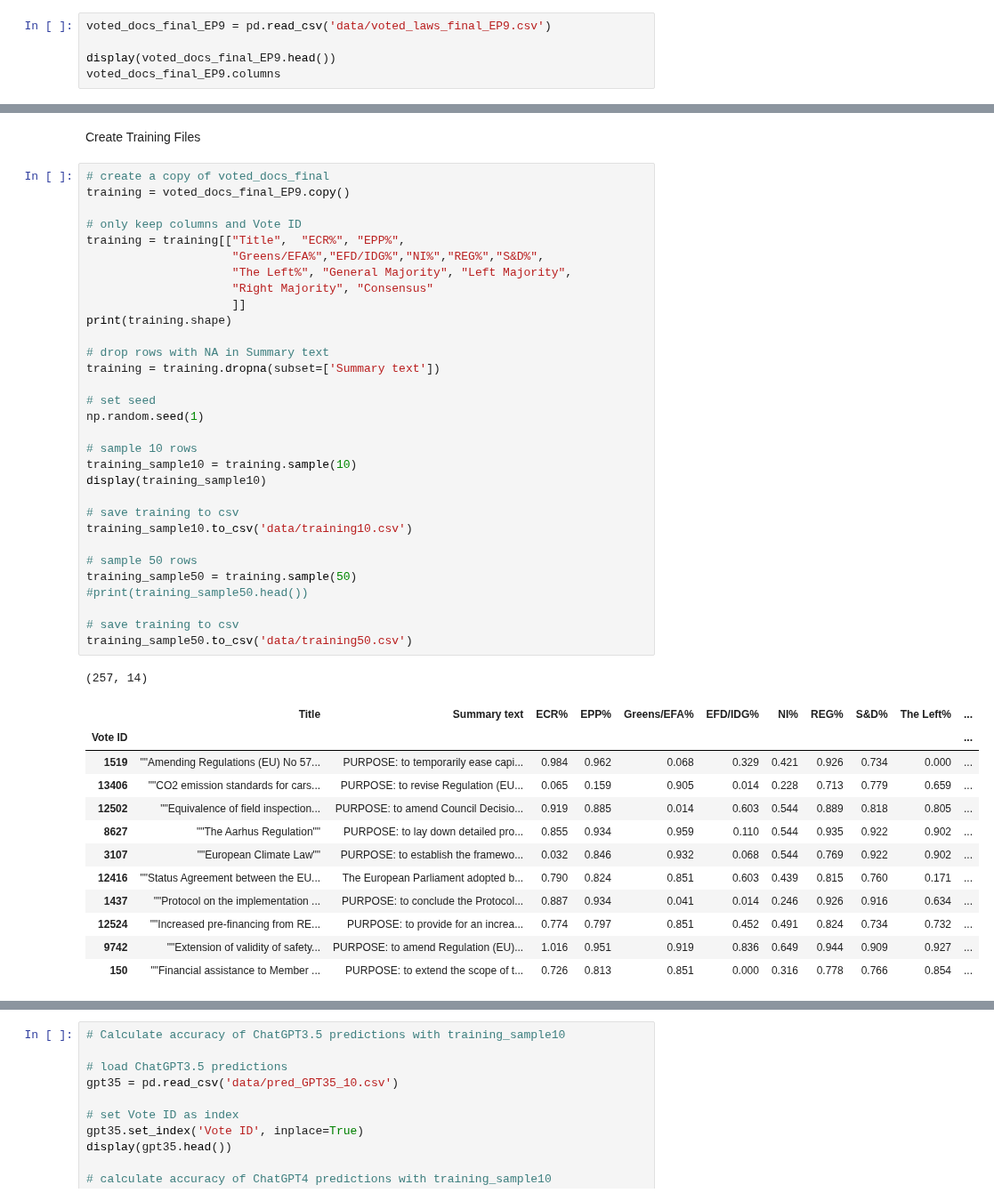
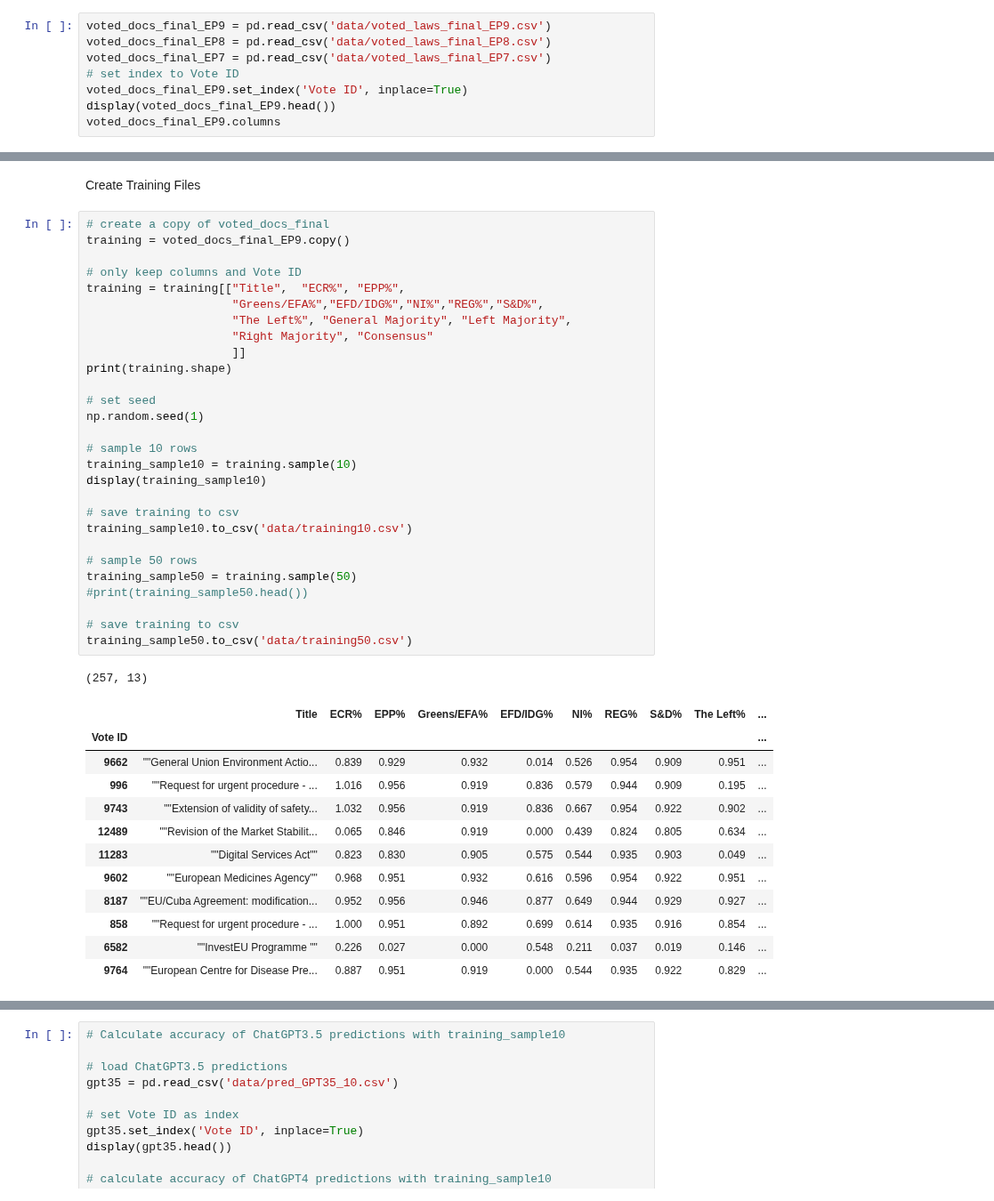
Before and after one commit to izu457/Thesis_Finetuning_GPT3.5_Political_Stance, a Jupyter notebook: Fine-Tuned Classifier.ipynb, the cells around one changed output, grey strips where cells are left out. Shown at 89% size. Cells and saved outputs as stored; diff of their text form.

```diff
--- a/Fine-Tuned Classifier.ipynb
+++ b/Fine-Tuned Classifier.ipynb
@@ -8,7 +9,10 @@ import matplotlib.pyplot as plt
 import random
 # %%
 voted_docs_final_EP9 = pd.read_csv('data/voted_laws_final_EP9.csv')
-
+voted_docs_final_EP8 = pd.read_csv('data/voted_laws_final_EP8.csv')
+voted_docs_final_EP7 = pd.read_csv('data/voted_laws_final_EP7.csv')
+# set index to Vote ID
+voted_docs_final_EP9.set_index('Vote ID', inplace=True)
 display(voted_docs_final_EP9.head())
 voted_docs_final_EP9.columns
 # %% [output]
@@ -128,48 +211,45 @@ Create Training Files
 # %%
 # create a copy of voted_docs_final
 training = voted_docs_final_EP9.copy()
 
 # only keep columns and Vote ID
 training = training[["Title",  "ECR%", "EPP%",
                      "Greens/EFA%","EFD/IDG%","NI%","REG%","S&D%",
                      "The Left%", "General Majority", "Left Majority",
                      "Right Majority", "Consensus"
                      ]]
 print(training.shape)
-
-# drop rows with NA in Summary text
-training = training.dropna(subset=['Summary text'])
 
 # set seed
 np.random.seed(1)
 
 # sample 10 rows
 training_sample10 = training.sample(10)
 display(training_sample10)
 
 # save training to csv
 training_sample10.to_csv('data/training10.csv')
 
 # sample 50 rows
 training_sample50 = training.sample(50)
 #print(training_sample50.head())
 
 # save training to csv
 training_sample50.to_csv('data/training50.csv')
 # %% [output]
-(257, 14)
+(257, 13)
-|  | Title | Summary text | ECR% | EPP% | Greens/EFA% | EFD/IDG% | NI% | REG% | S&D% | The Left% | ... |
-| Vote ID |  |  |  |  |  |  |  |  |  |  | ... |
-| 1519 | ""Amending Regulations (EU) No 57... | PURPOSE: to temporarily ease capi... | 0.984 | 0.962 | 0.068 | 0.329 | 0.421 | 0.926 | 0.734 | 0.000 | ... |
-| 13406 | ""CO2 emission standards for cars... | PURPOSE: to revise Regulation (EU... | 0.065 | 0.159 | 0.905 | 0.014 | 0.228 | 0.713 | 0.779 | 0.659 | ... |
-| 12502 | ""Equivalence of field inspection... | PURPOSE: to amend Council Decisio... | 0.919 | 0.885 | 0.014 | 0.603 | 0.544 | 0.889 | 0.818 | 0.805 | ... |
-| 8627 | ""The Aarhus Regulation"" | PURPOSE: to lay down detailed pro... | 0.855 | 0.934 | 0.959 | 0.110 | 0.544 | 0.935 | 0.922 | 0.902 | ... |
-| 3107 | ""European Climate Law"" | PURPOSE: to establish the framewo... | 0.032 | 0.846 | 0.932 | 0.068 | 0.544 | 0.769 | 0.922 | 0.902 | ... |
-| 12416 | ""Status Agreement between the EU... | The European Parliament adopted b... | 0.790 | 0.824 | 0.851 | 0.603 | 0.439 | 0.815 | 0.760 | 0.171 | ... |
-| 1437 | ""Protocol on the implementation ... | PURPOSE: to conclude the Protocol... | 0.887 | 0.934 | 0.041 | 0.014 | 0.246 | 0.926 | 0.916 | 0.634 | ... |
-| 12524 | ""Increased pre-financing from RE... | PURPOSE: to provide for an increa... | 0.774 | 0.797 | 0.851 | 0.452 | 0.491 | 0.824 | 0.734 | 0.732 | ... |
-| 9742 | ""Extension of validity of safety... | PURPOSE: to amend Regulation (EU)... | 1.016 | 0.951 | 0.919 | 0.836 | 0.649 | 0.944 | 0.909 | 0.927 | ... |
-| 150 | ""Financial assistance to Member ... | PURPOSE: to extend the scope of t... | 0.726 | 0.813 | 0.851 | 0.000 | 0.316 | 0.778 | 0.766 | 0.854 | ... |
+|  | Title | ECR% | EPP% | Greens/EFA% | EFD/IDG% | NI% | REG% | S&D% | The Left% | ... |
+| Vote ID |  |  |  |  |  |  |  |  |  | ... |
+| 9662 | ""General Union Environment Actio... | 0.839 | 0.929 | 0.932 | 0.014 | 0.526 | 0.954 | 0.909 | 0.951 | ... |
+| 996 | ""Request for urgent procedure - ... | 1.016 | 0.956 | 0.919 | 0.836 | 0.579 | 0.944 | 0.909 | 0.195 | ... |
+| 9743 | ""Extension of validity of safety... | 1.032 | 0.956 | 0.919 | 0.836 | 0.667 | 0.954 | 0.922 | 0.902 | ... |
+| 12489 | ""Revision of the Market Stabilit... | 0.065 | 0.846 | 0.919 | 0.000 | 0.439 | 0.824 | 0.805 | 0.634 | ... |
+| 11283 | ""Digital Services Act"" | 0.823 | 0.830 | 0.905 | 0.575 | 0.544 | 0.935 | 0.903 | 0.049 | ... |
+| 9602 | ""European Medicines Agency"" | 0.968 | 0.951 | 0.932 | 0.616 | 0.596 | 0.954 | 0.922 | 0.951 | ... |
+| 8187 | ""EU/Cuba Agreement: modification... | 0.952 | 0.956 | 0.946 | 0.877 | 0.649 | 0.944 | 0.929 | 0.927 | ... |
+| 858 | ""Request for urgent procedure - ... | 1.000 | 0.951 | 0.892 | 0.699 | 0.614 | 0.935 | 0.916 | 0.854 | ... |
+| 6582 | ""InvestEU Programme "" | 0.226 | 0.027 | 0.000 | 0.548 | 0.211 | 0.037 | 0.019 | 0.146 | ... |
+| 9764 | ""European Centre for Disease Pre... | 0.887 | 0.951 | 0.919 | 0.000 | 0.544 | 0.935 | 0.922 | 0.829 | ... |
 # %%
 # Calculate accuracy of ChatGPT4.0 predictions with training_sample10
 gpt4 = pd.read_csv('data/pred_GPT4_10.csv')
```
Also changed, not shown: parts of 7 cells of this notebook.
